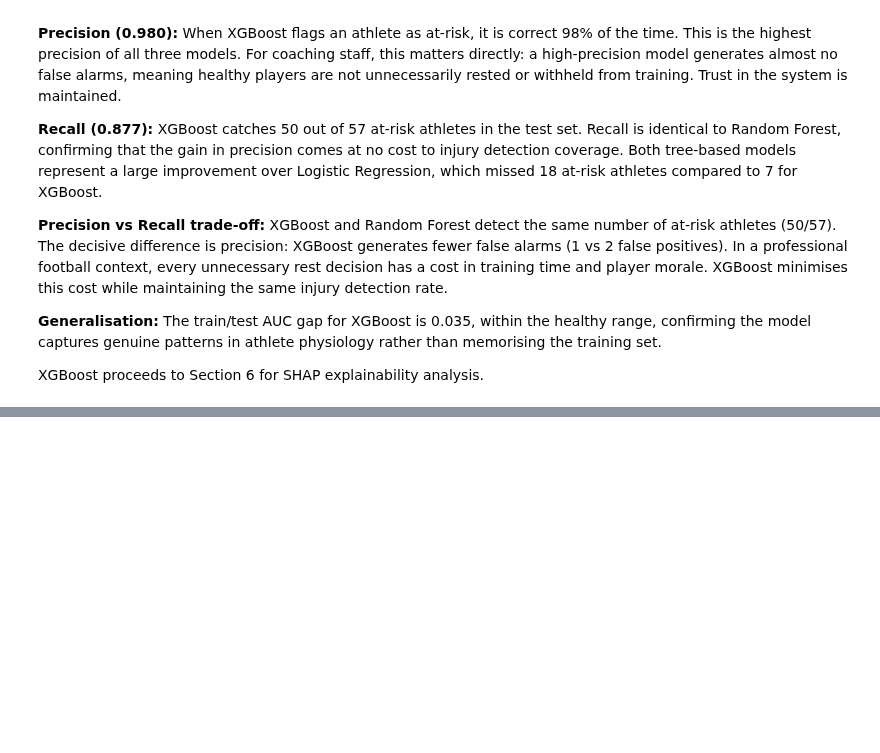
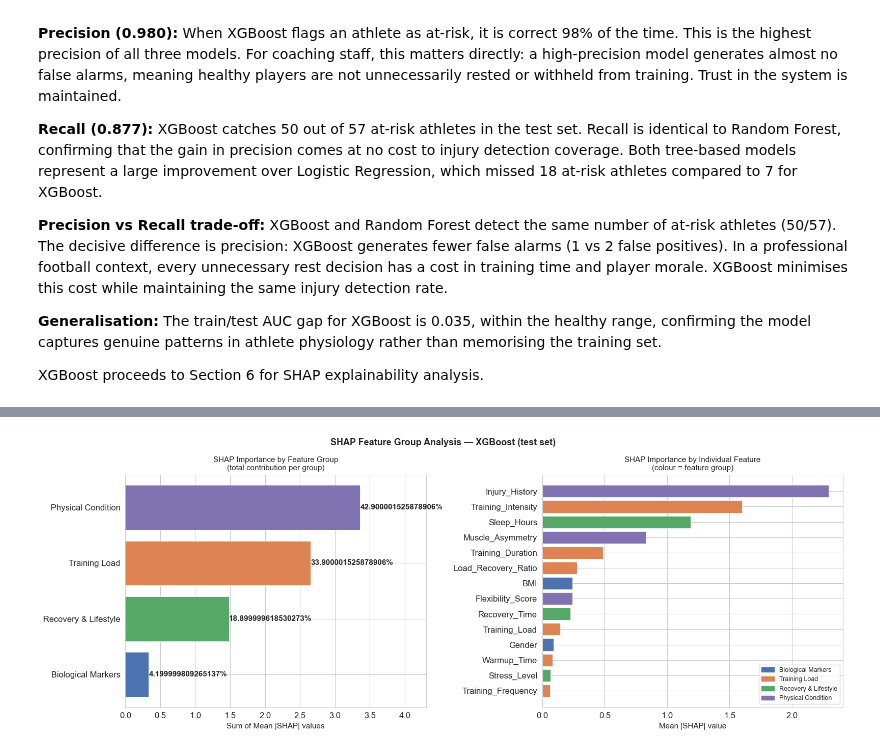
Before and after one commit to letti70033/ML-Athlete-Injury-Risk-Prediction, a Jupyter notebook: notebooks/injury_risk_model.ipynb, the cells around one changed output, grey strips where cells are left out. Saved outputs shown, nothing was run; the diff lists cells and outputs as text; code cells hidden in the pictures; blank space fills up the shorter version.

```diff
--- a/notebooks/injury_risk_model.ipynb
+++ b/notebooks/injury_risk_model.ipynb
@@ -1482,0 +1668,91 @@ XGBoost proceeds to Section 6 for SHAP explainability analysis.
+# %%
+# ── 6.4  Feature Group Analysis ───────────────────────────────────────────────
+
+# Map every feature in the model to its group.
+# Engineered features are attributed to Training Load (their source variables).
+feature_group_map = (
+    {f: 'Biological Markers'   for f in bio_features} |
+    {f: 'Training Load'        for f in load_features} |
+    {f: 'Recovery & Lifestyle' for f in recovery_features} |
+    {f: 'Physical Condition'   for f in condition_features} |
+    {'Training_Load':        'Training Load',
+     'Load_Recovery_Ratio':  'Training Load'}
+)
+
+group_color_map = {
+    'Biological Markers':   COLOR_BIO,
+    'Training Load':        COLOR_LOAD,
+    'Recovery & Lifestyle': COLOR_RECOVERY,
+    'Physical Condition':   COLOR_CONDITION,
+}
+
+# Aggregate mean |SHAP| by group (sum of all feature contributions within the group)
+mean_abs_shap['Group'] = mean_abs_shap['Feature'].map(feature_group_map)
+
+group_shap = (
+    mean_abs_shap
+    .groupby('Group')['Mean |SHAP|']
+    .sum()
+    .sort_values(ascending=False)
+    .reset_index()
+)
+group_shap['Color']      = group_shap['Group'].map(group_color_map)
+group_shap['% of Total'] = (group_shap['Mean |SHAP|'] /
+                             group_shap['Mean |SHAP|'].sum() * 100).round(1)
+
+# ---- Plot: group-level bar (left) + feature-level breakdown (right) --------
+from matplotlib.patches import Patch
+
+fig, axes = plt.subplots(1, 2, figsize=(16, 6))
+
+# Left: group-level SHAP contribution
+axes[0].barh(
+    group_shap['Group'],
+    group_shap['Mean |SHAP|'],
+    color=group_shap['Color'],
+    edgecolor='white', linewidth=0.5
+)
+axes[0].invert_yaxis()
+for i, (val, pct) in enumerate(zip(group_shap['Mean |SHAP|'],
+                                    group_shap['% of Total'])):
+    axes[0].text(val + 0.003, i, f"{pct}%", va='center', fontsize=11, fontweight='bold')
+axes[0].set_xlabel('Sum of Mean |SHAP| values', fontsize=11)
+axes[0].set_title('SHAP Importance by Feature Group\n(total contribution per group)',
+                   fontsize=11)
+axes[0].set_xlim(0, group_shap['Mean |SHAP|'].max() * 1.28)
+
+# Right: feature-level detail, coloured by group
+feature_colors_shap = [
+    group_color_map.get(feature_group_map.get(f, ''), '#AAAAAA')
+    for f in mean_abs_shap['Feature']
+]
+axes[1].barh(
+    mean_abs_shap['Feature'],
+    mean_abs_shap['Mean |SHAP|'],
+    color=feature_colors_shap,
+    edgecolor='white', linewidth=0.5
+)
+axes[1].invert_yaxis()
+axes[1].set_xlabel('Mean |SHAP| value', fontsize=11)
+axes[1].set_title('SHAP Importance by Individual Feature\n(colour = feature group)',
+                   fontsize=11)
+legend_patches = [Patch(color=c, label=g) for g, c in group_color_map.items()]
+axes[1].legend(handles=legend_patches, loc='lower right', fontsize=9)
+
+plt.suptitle('SHAP Feature Group Analysis — XGBoost (test set)',
+             fontsize=13, fontweight='bold')
+plt.tight_layout()
+plt.show()
+
+# ---- Summary tables --------------------------------------------------------
+print("Group-level SHAP Contribution:\n")
+print(group_shap[['Group', 'Mean |SHAP|', '% of Total']].to_string(index=False))
+
+print("\n\nFeature-level SHAP by Group:\n")
+detail = (
+    mean_abs_shap[['Feature', 'Group', 'Mean |SHAP|']]
+    .sort_values(['Group', 'Mean |SHAP|'], ascending=[True, False])
+)
+print(detail.round(4).to_string(index=False))
+# %% [output]
+[figure, added]
```
Also changed, not shown: parts of 16 cells of this notebook, 2 other files.
